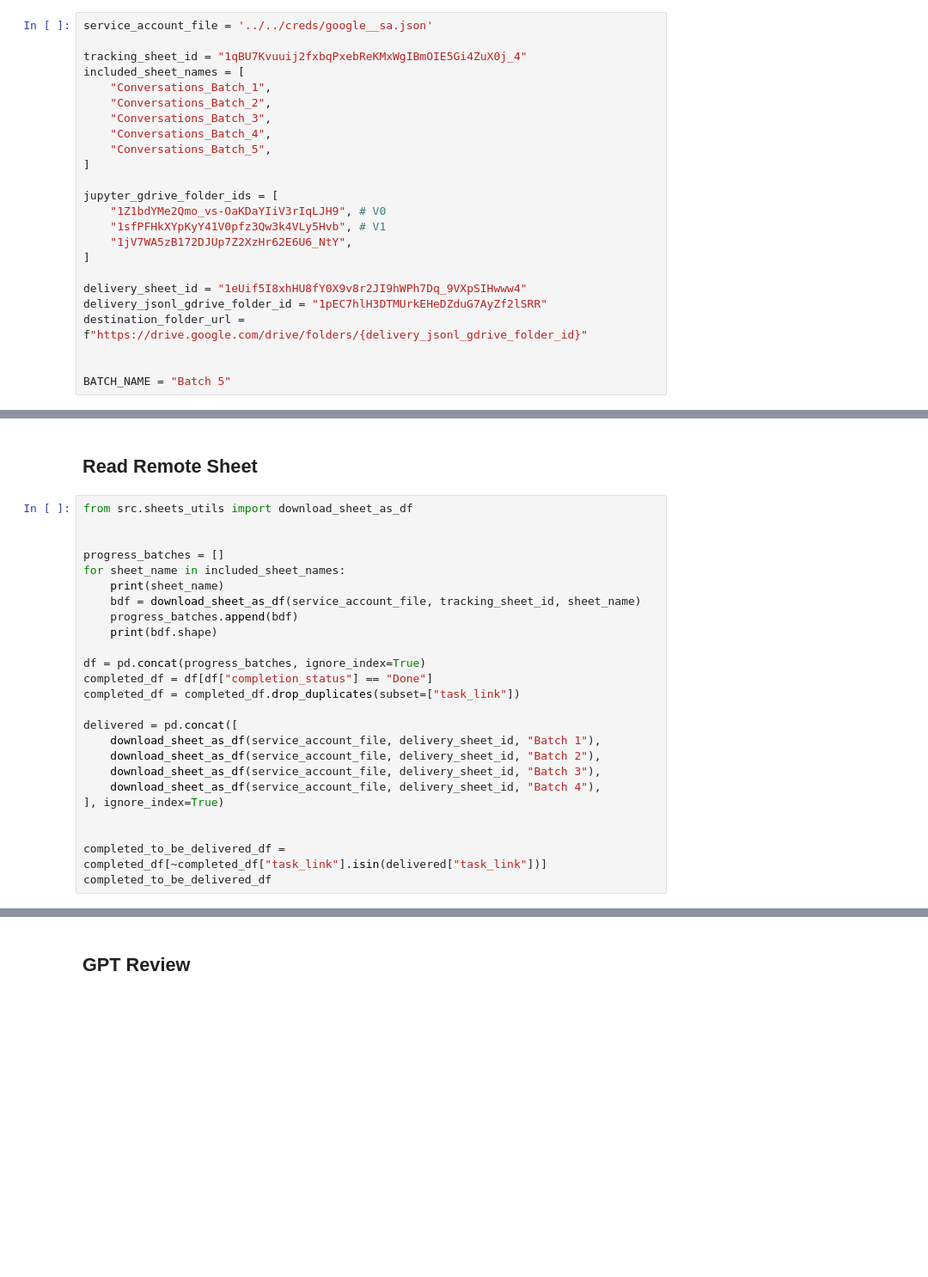
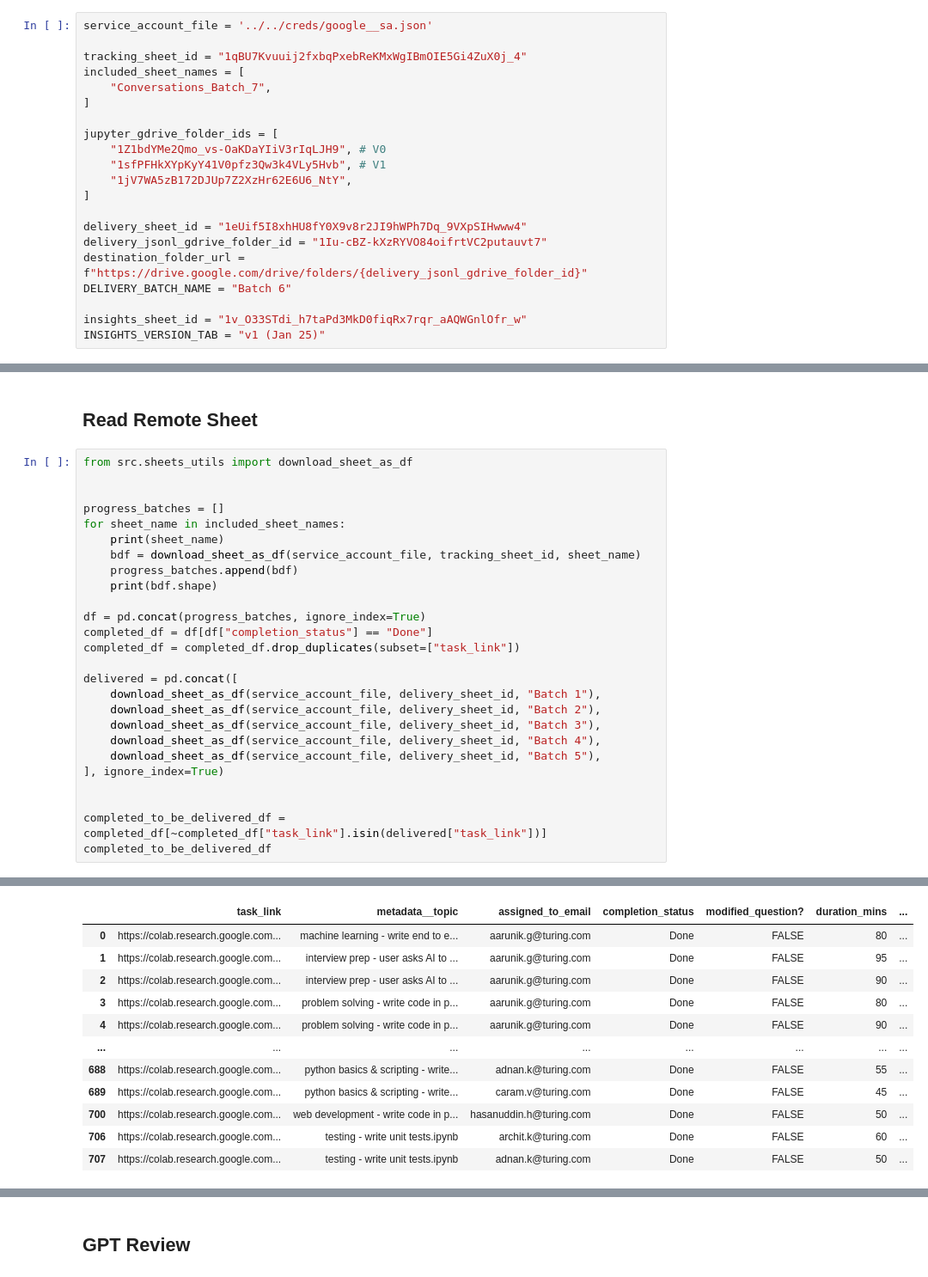
Before and after one commit to leJOEndary/character_tasks, a Jupyter notebook: operations/delivery/delivery_4.ipynb, the cells around one changed output, grey strips where cells are left out. Shown at 86% size. Saved outputs shown, nothing was run; the diff lists cells and outputs as text; blank space fills up the shorter version.

Commit message:
latest delivery pipeline + gpt mining temp integration

```diff
--- a/operations/delivery/delivery_4.ipynb
+++ b/operations/delivery/delivery_4.ipynb
@@ -5,11 +5,7 @@ service_account_file = '../../creds/google__sa.json'
 
 tracking_sheet_id = "1qBU7Kvuuij2fxbqPxebReKMxWgIBmOIE5Gi4ZuX0j_4"
 included_sheet_names = [
-    "Conversations_Batch_1",
-    "Conversations_Batch_2",
-    "Conversations_Batch_3",
-    "Conversations_Batch_4",
-    "Conversations_Batch_5",
+    "Conversations_Batch_7",
 ]
 
 jupyter_gdrive_folder_ids = [
@@ -19,11 +15,12 @@ jupyter_gdrive_folder_ids = [
 ]
 
 delivery_sheet_id = "1eUif5I8xhHU8fY0X9v8r2JI9hWPh7Dq_9VXpSIHwww4"
-delivery_jsonl_gdrive_folder_id = "1pEC7hlH3DTMUrkEHeDZduG7AyZf2lSRR"
+delivery_jsonl_gdrive_folder_id = "1Iu-cBZ-kXzRYVO84oifrtVC2putauvt7"
 destination_folder_url = f"https://drive.google.com/drive/folders/{delivery_jsonl_gdrive_folder_id}"
+DELIVERY_BATCH_NAME = "Batch 6"
 
-
-BATCH_NAME = "Batch 5"
+insights_sheet_id = "1v_O33STdi_h7taPd3MkD0fiqRx7rqr_aAQWGnlOfr_w"
+INSIGHTS_VERSION_TAB = "v1 (Jan 25)"
 # %% [markdown]
 ## Source Code
 # %%
@@ -186,6 +183,7 @@ delivered = pd.concat([
     download_sheet_as_df(service_account_file, delivery_sheet_id, "Batch 2"),
     download_sheet_as_df(service_account_file, delivery_sheet_id, "Batch 3"),
     download_sheet_as_df(service_account_file, delivery_sheet_id, "Batch 4"),
+    download_sheet_as_df(service_account_file, delivery_sheet_id, "Batch 5"),
 ], ignore_index=True)
 
 
@@ -195,0 +195,12 @@ Conversations_Batch_1
+|  | task_link | metadata__topic | assigned_to_email | completion_status | modified_question? | duration_mins | ... |
+| 0 | https://colab.research.google.com... | machine learning - write end to e... | aarunik.g@turing.com | Done | FALSE | 80 | ... |
+| 1 | https://colab.research.google.com... | interview prep - user asks AI to ... | aarunik.g@turing.com | Done | FALSE | 95 | ... |
+| 2 | https://colab.research.google.com... | interview prep - user asks AI to ... | aarunik.g@turing.com | Done | FALSE | 90 | ... |
+| 3 | https://colab.research.google.com... | problem solving - write code in p... | aarunik.g@turing.com | Done | FALSE | 80 | ... |
+| 4 | https://colab.research.google.com... | problem solving - write code in p... | aarunik.g@turing.com | Done | FALSE | 90 | ... |
+| ... | ... | ... | ... | ... | ... | ... | ... |
+| 688 | https://colab.research.google.com... | python basics & scripting - write... | adnan.k@turing.com | Done | FALSE | 55 | ... |
+| 689 | https://colab.research.google.com... | python basics & scripting - write... | caram.v@turing.com | Done | FALSE | 45 | ... |
+| 700 | https://colab.research.google.com... | web development - write code in p... | hasanuddin.h@turing.com | Done | FALSE | 50 | ... |
+| 706 | https://colab.research.google.com... | testing - write unit tests.ipynb | archit.k@turing.com | Done | FALSE | 60 | ... |
+| 707 | https://colab.research.google.com... | testing - write unit tests.ipynb | adnan.k@turing.com | Done | FALSE | 50 | ... |
```
Also changed, not shown: parts of 13 cells of this notebook.
